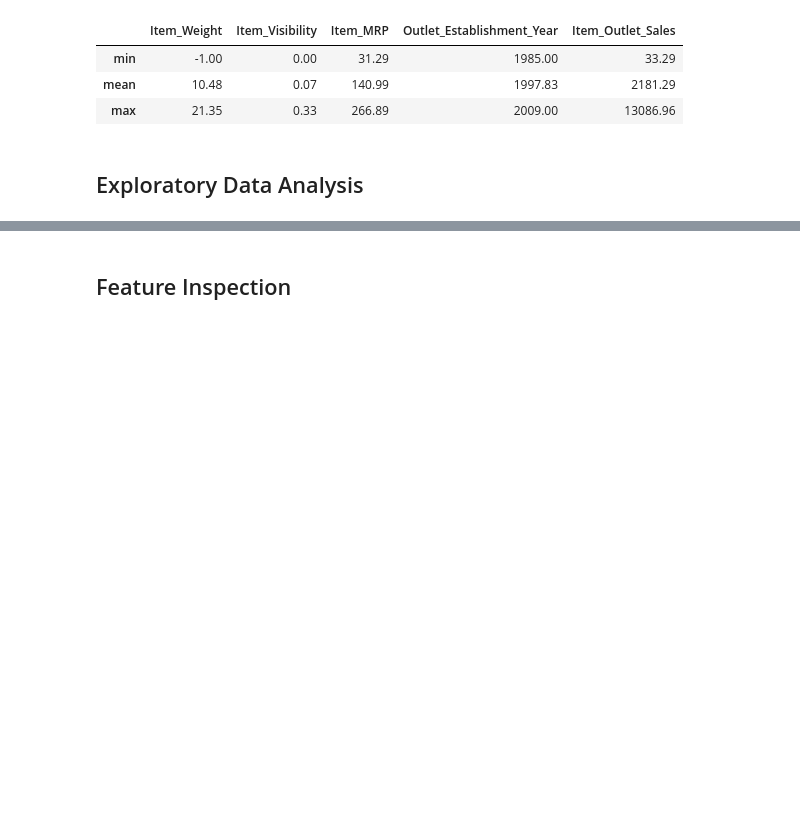
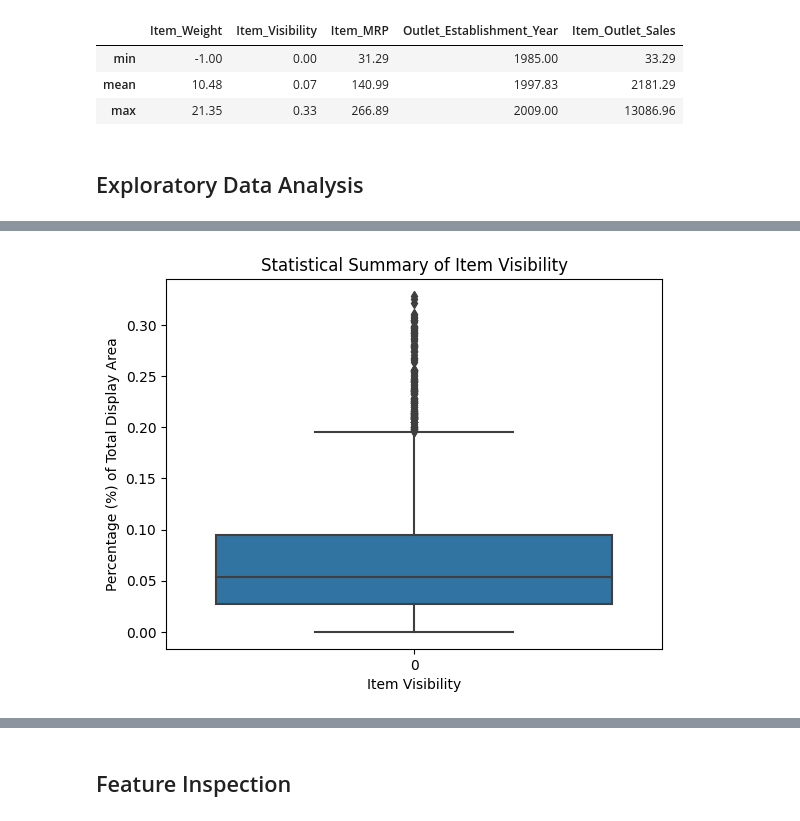
Before and after one commit to A-Kutscher/Prediction-of-Product-Sales, a Jupyter notebook: Prediction_of_Product_Sales_Amber_Kutscher.ipynb, the cells around one changed output, grey strips where cells are left out. Cells and saved outputs as stored; diff of their text form; code cells hidden in the pictures; blank space fills up the shorter version.

```diff
--- a/Prediction_of_Product_Sales_Amber_Kutscher.ipynb
+++ b/Prediction_of_Product_Sales_Amber_Kutscher.ipynb
@@ -316,0 +374,10 @@ stats.loc[['min', 'mean', 'max']].round(2)
+# %%
+# Create boxplots to view the statistical summary for Item_Visibility.
+fig, ax = plt.subplots()
+data_vis = df["Item_Visibility"]
+ax = sns.boxplot(data_vis)
+ax.set_ylabel('Percentage (%) of Total Display Area')
+ax.set_xlabel('Item Visibility')
+ax.set_title('Statistical Summary of Item Visibility');
+# %% [output]
+[figure, added]
```
Also changed, not shown: parts of 22 cells of this notebook.
